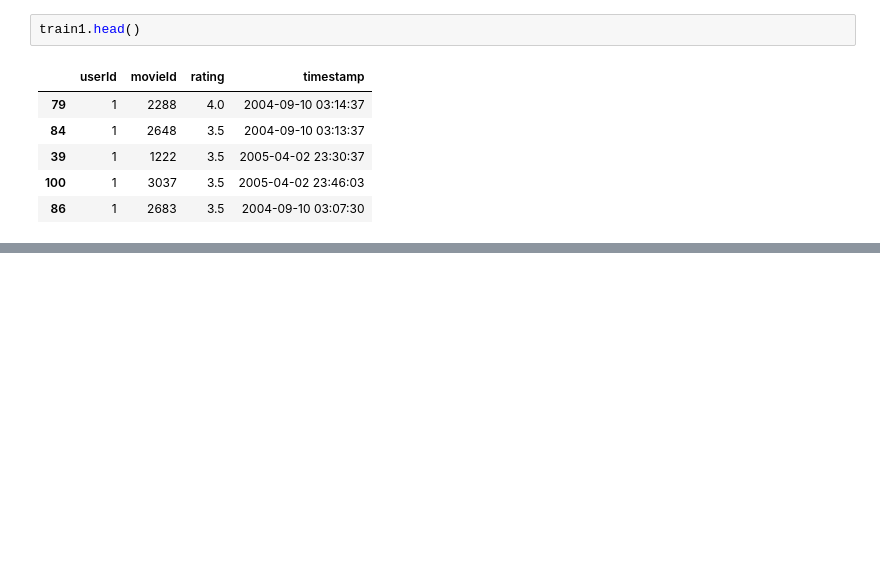
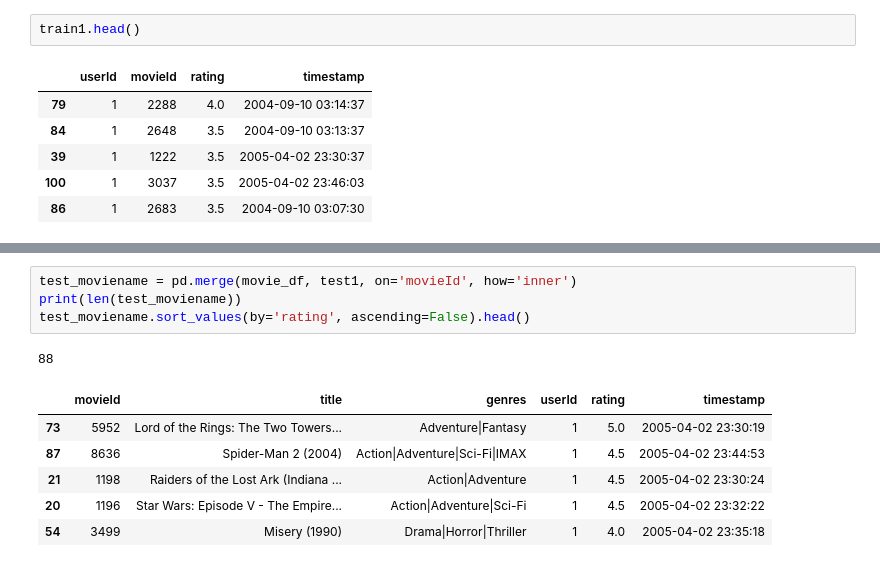
Before and after one commit to DimaOshchepkov/PageRank-Course-Project, a Jupyter notebook: handmaid_pagerank_realization.ipynb, the cells around one changed output, grey strips where cells are left out. Drawn from its saved outputs; the diff is of its cells as text; blank space fills up the shorter version.

```diff
--- a/handmaid_pagerank_realization.ipynb
+++ b/handmaid_pagerank_realization.ipynb
@@ -304,0 +360,12 @@ rank['pagerank'].sum()
+# %%
+test_moviename = pd.merge(movie_df, test1, on='movieId', how='inner')
+print(len(test_moviename))
+test_moviename.sort_values(by='rating', ascending=False).head()
+# %% [output]
+88
+|  | movieId | title | genres | userId | rating | timestamp |
+| 73 | 5952 | Lord of the Rings: The Two Towers... | Adventure|Fantasy | 1 | 5.0 | 2005-04-02 23:30:19 |
+| 87 | 8636 | Spider-Man 2 (2004) | Action|Adventure|Sci-Fi|IMAX | 1 | 4.5 | 2005-04-02 23:44:53 |
+| 21 | 1198 | Raiders of the Lost Ark (Indiana ... | Action|Adventure | 1 | 4.5 | 2005-04-02 23:30:24 |
+| 20 | 1196 | Star Wars: Episode V - The Empire... | Action|Adventure|Sci-Fi | 1 | 4.5 | 2005-04-02 23:32:22 |
+| 54 | 3499 | Misery (1990) | Drama|Horror|Thriller | 1 | 4.0 | 2005-04-02 23:35:18 |
```
Also changed, not shown: parts of 18 cells of this notebook.
